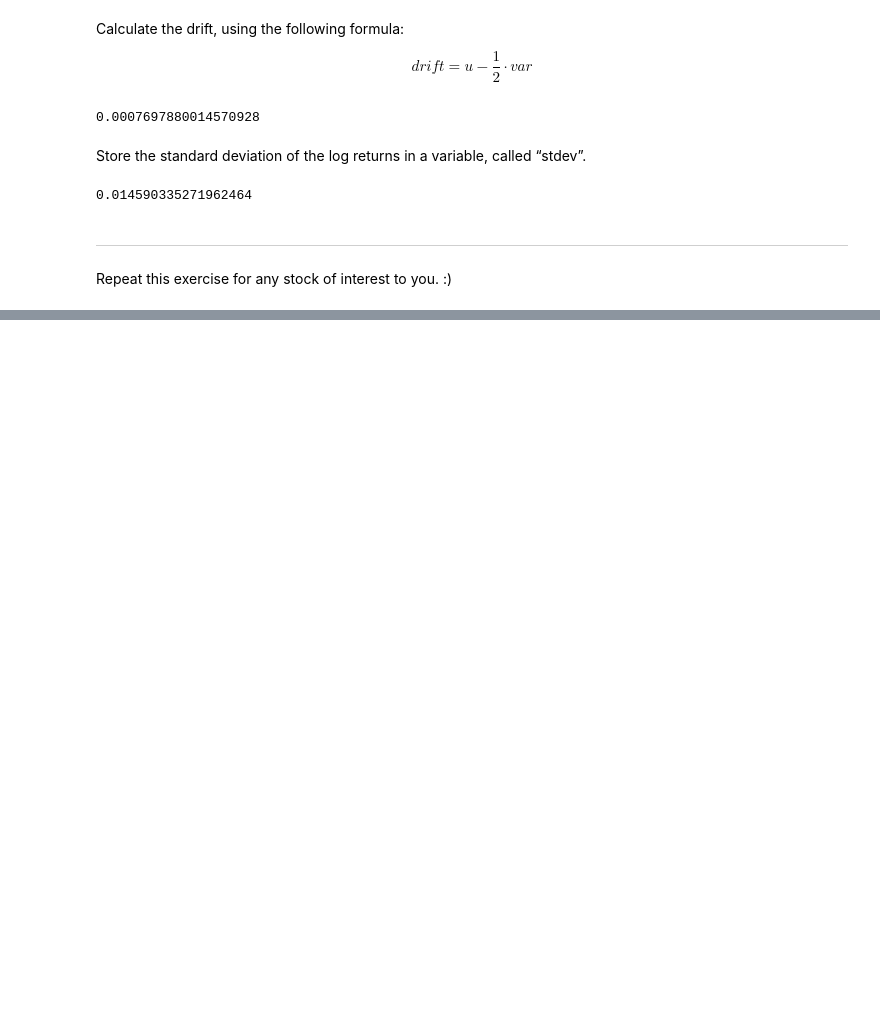
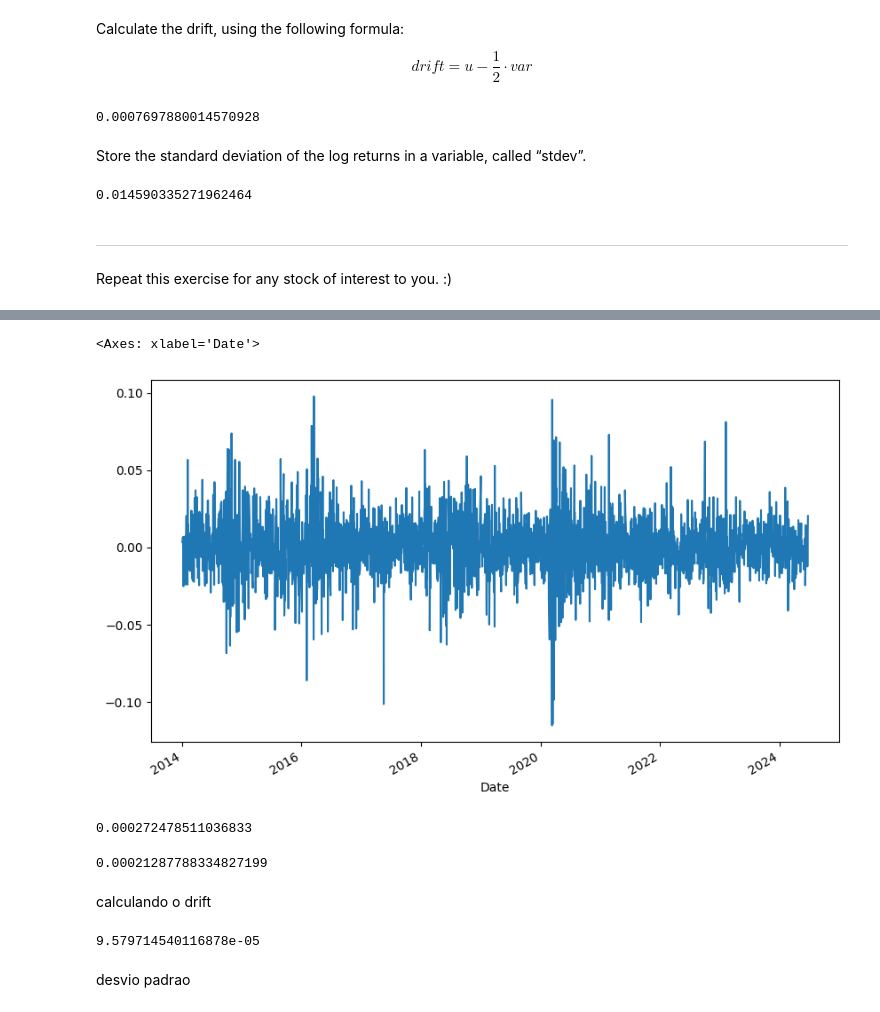
Before and after one commit to RISONALDOMENDES/python-para-financas--investimento-e-analise-de-dados, a Jupyter notebook: 103 Monte Carlo - Predicting Stock Prices - Part I/Online Financial Data (APIs)/P/MC Predicting Stock Prices - Part I - Exercise_IEX.ipynb, the cells around one changed output, grey strips where cells are left out. Saved outputs shown, nothing was run; the diff lists cells and outputs as text; code cells hidden in the pictures; blank space fills up the shorter version.

```diff
--- a/103 Monte Carlo - Predicting Stock Prices - Part I/Online Financial Data (APIs)/P/MC Predicting Stock Prices - Part I - Exercise_IEX.ipynb
+++ b/103 Monte Carlo - Predicting Stock Prices - Part I/Online Financial Data (APIs)/P/MC Predicting Stock Prices - Part I - Exercise_IEX.ipynb
@@ -92,0 +138,4 @@ Repeat this exercise for any stock of interest to you. :)
+# %%
+retorno_log = np.log(1 + tabela.pct_change())
+
+retorno_log.tail()
@@ -92,0 +154,25 @@ Repeat this exercise for any stock of interest to you. :)
+# %%
+retorno_log.plot(figsize=(10, 6))
+# %% [output]
+<Axes: xlabel='Date'>
+[figure, added]
+# %%
+u_Br = retorno_log.mean()
+u_Br
+# %% [output]
+0.000272478511036833
+# %%
+var_Br = retorno_log.var()
+var
+# %% [output]
+0.00021287788334827199
+# %% [markdown]
+calculando o drift
+# %%
+drift = u_Br - (0.5 * var_Br)
+
+drift
+# %% [output]
+9.579714540116878e-05
+# %% [markdown]
+desvio padrao
```
Also changed, not shown: parts of 8 cells of this notebook.
